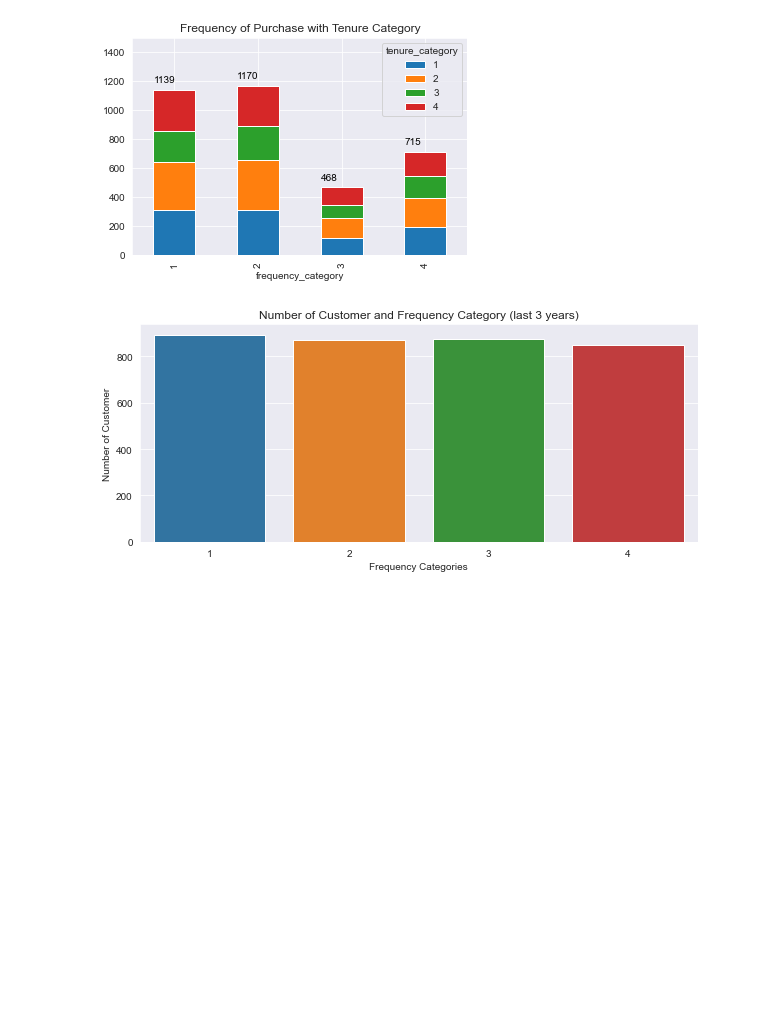
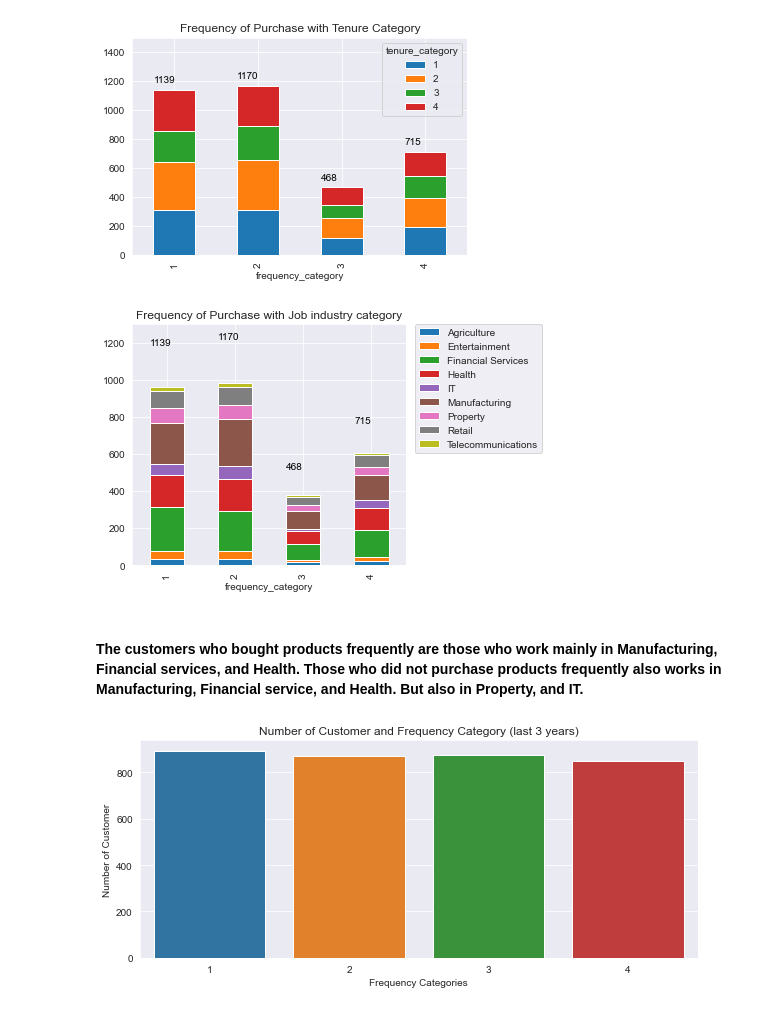
Before and after one commit to npradaschnor/KPMG-Virtual-Internship, a Jupyter notebook: KPMG_virtual_internship.ipynb, the cells around one changed output. Drawn from its saved outputs; the diff is of its cells as text; code cells hidden in the pictures; blank space fills up the shorter version.

```diff
--- a/KPMG_virtual_internship.ipynb
+++ b/KPMG_virtual_internship.ipynb
@@ -2047,6 +2041,26 @@ plt.title('Frequency of Purchase with Tenure Category')
 plt.show()
 # %% [output]
 [figure]
+# %%
+# Frequency of purchase by job industry category
+mergedDf.groupby('frequency_category')['job_industry_category'] \
+    .value_counts() \
+    .unstack(level=1) \
+    .plot.bar(stacked=True)
+for i, v in enumerate(mergedDf.groupby('frequency_category') \
+                      .agg({'job_industry_category': lambda x: len(x)})['job_industry_category']):
+    plt.text(i - .25, v + 50, int(v), color='black')
+axes = plt.gca()
+axes.set_ylim([0, 1300])
+plt.subplots_adjust(right=0.7)
+plt.tight_layout(rect=[0,0,0.75,1])
+plt.legend(bbox_to_anchor=(1.5,1), borderaxespad=0)
+plt.title('Frequency of Purchase with Job industry category')
+plt.show()
+# %% [output]
+[figure, added]
+# %% [markdown]
+#### The customers who bought products frequently are those who work mainly in Manufacturing, Financial services, and Health. Those who did not purchase products frequently also works in Manufacturing, Financial service, and Health. But also in Property, and IT.
 # %%
 #Frequency category (last 3 years)
 frequency_3years = mergedDf.frequency_category_3years.value_counts()
```
Also changed, not shown: parts of 16 cells of this notebook.
